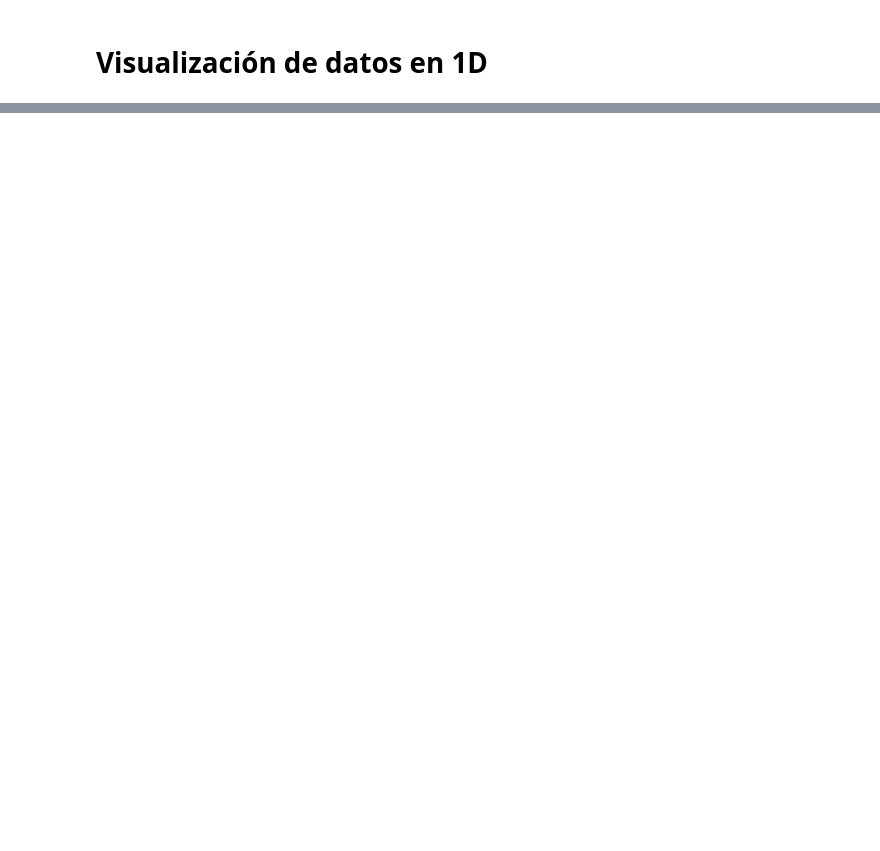
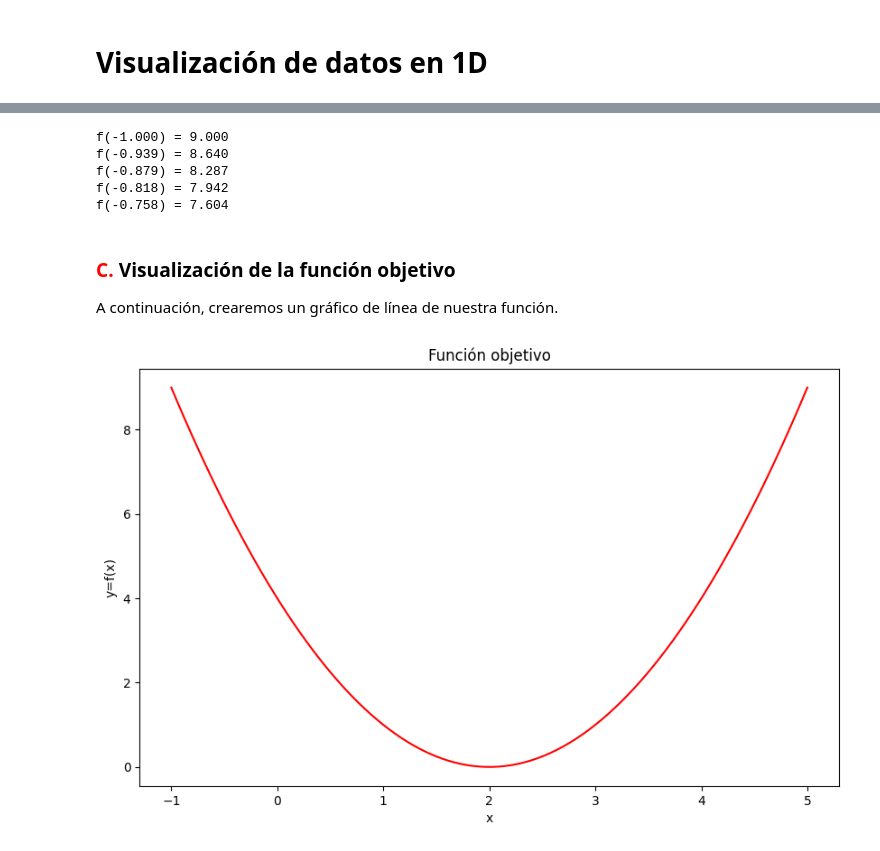
Before and after one commit to scuartasr/hiperpar, a Jupyter notebook: 1_IntroOptenPython_Clase3_2024_2S.ipynb, the cells around one changed output, grey strips where cells are left out. Drawn from its saved outputs; the diff is of its cells as text; code cells hidden in the pictures; blank space fills up the shorter version.

```diff
--- a/1_IntroOptenPython_Clase3_2024_2S.ipynb
+++ b/1_IntroOptenPython_Clase3_2024_2S.ipynb
@@ -155,0 +28,13 @@ feval_t=fun_objetive(x_t,y_t)
+# %%
+#
+#
+
+import numpy as np
+
+def test_function(x):
+    # Aquí se define la función con la que se desea trabajar
+    return x**2.0 - 4.0*x + 4.0
+
+x = 5
+result = test_function(5)
+print('f(%.3f) = %.3f' % (x, result))
@@ -155,0 +47,37 @@ feval_t=fun_objetive(x_t,y_t)
+# %%
+# Usamos la función np.linspace() para crear un arreglo de valores 'x'.
+# La función genera 100 puntos linealmente espaciados entre -1 y 5.
+
+x = np.linspace(-1, 5, 100)
+
+y = test_function(x)
+
+for i in range(5):
+    print('f(%.3f) = %.3f' % (x[i], y[i]))
+# %% [output]
+f(-1.000) = 9.000
+f(-0.939) = 8.640
+f(-0.879) = 8.287
+f(-0.818) = 7.942
+f(-0.758) = 7.604
+# %% [markdown]
+### <span style = 'color:red'>C.</span> Visualización de la función objetivo
+
+A continuación, crearemos un gráfico de línea de nuestra función.
+# %%
+from matplotlib import pyplot as plt
+
+plt.figure(figsize=(10, 6,))
+
+# Gráfico
+plt.plot(x, y, '-r')
+# Título de la gráfica
+plt.title('Función objetivo')
+# Etiquetamos el eje X con la palabra 'x'.
+plt.xlabel('x')
+# Etiquetamos el eje Y con la palabra 'y'.
+plt.ylabel('y=f(x)')
+# Mostramos el gráfico en pantalla.
+plt.show()
+# %% [output]
+[figure, added]
```
Also changed, not shown: parts of 46 cells of this notebook, 1 other file.
